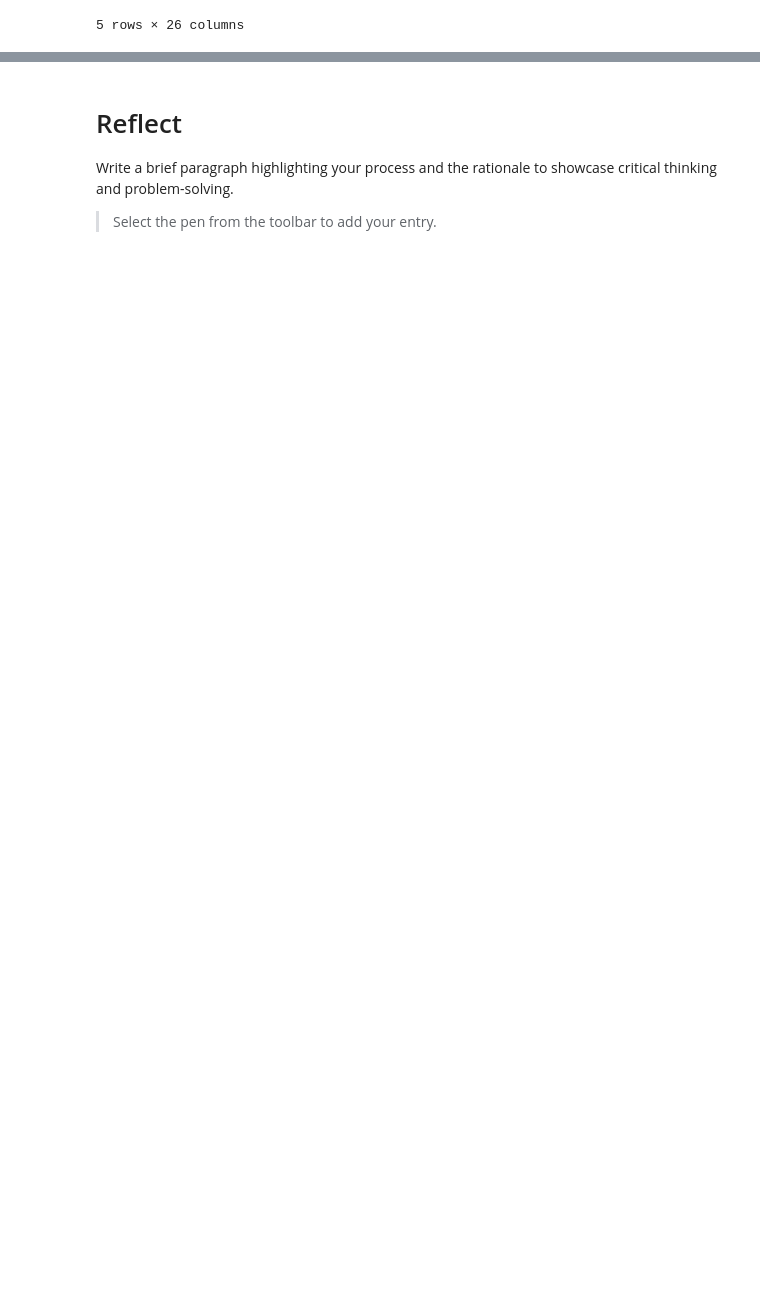
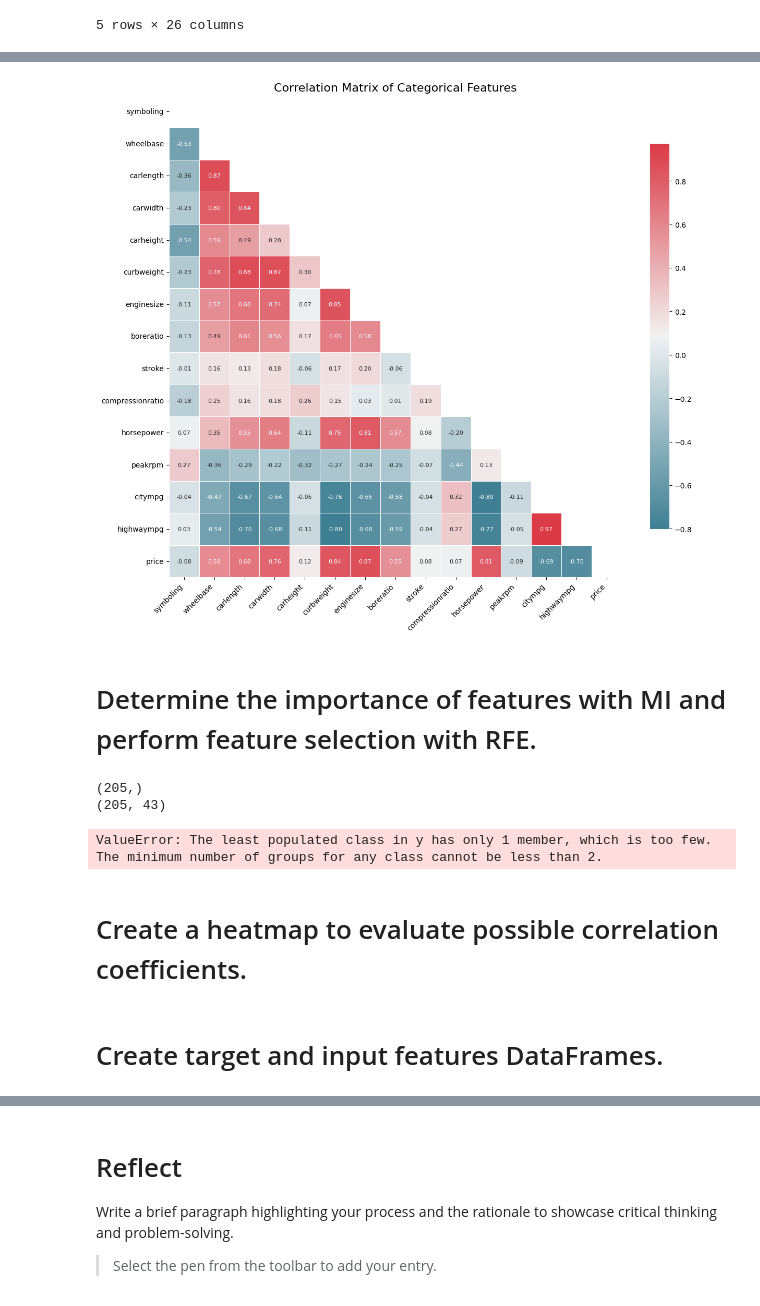
Before and after one commit to sheldonkemper/portfolio, a Jupyter notebook: CAM_DS_C101_Activity_4_1_8.ipynb, the cells around one changed output, grey strips where cells are left out. Cells and saved outputs as stored; diff of their text form; code cells hidden in the pictures; blank space fills up the shorter version.

```diff
--- a/CAM_DS_C101_Activity_4_1_8.ipynb
+++ b/CAM_DS_C101_Activity_4_1_8.ipynb
@@ -54,0 +459,51 @@ x.head()
+# %%
+# Calculate correlation matrix
+corr_matrix = scaled_num_df.corr()
+
+# Set up the matplotlib figure
+plt.figure(figsize=(14, 12))
+
+# Generate a mask for the upper triangle
+mask = np.triu(np.ones_like(corr_matrix, dtype='float64'))
+
+# Generate a custom diverging colormap
+cmap = sns.diverging_palette(220, 10, as_cmap=True)
+
+# Plot heatmap with annotations and improved settings
+sns.heatmap(corr_matrix, annot=True, fmt=".2f", cmap=cmap, mask=mask,
+            linewidths=.5, cbar_kws={"shrink": .8}, annot_kws={"size": 8})
+
+# Rotate axis labels for better readability
+plt.xticks(rotation=45, ha='right')
+plt.yticks(rotation=0)
+plt.title('Correlation Matrix of Categorical Features', fontsize=16)
+plt.show()
+# %% [output]
+[figure, added]
+# %% [markdown]
+# Determine the importance of features with MI and perform feature selection with RFE.
+# %%
+
+# Set the variables for features and target.
+X = scaled_df.drop('price', axis=1)
+y = scaled_df['price']
+
+print(X.shape)
+print(y.shape)
+# %% [output]
+(205,)
+(205, 43)
+# %%
+# Import necessary library.
+from sklearn.model_selection import train_test_split as tts
+
+# Split the data into train and test data sets.
+X_train_1, X_test_1, y_train, y_test = tts(X, y,
+                                           random_state=10,
+                                           stratify=y)
+# %% [output]
+ValueError: The least populated class in y has only 1 member, which is too few. The minimum number of groups for any class cannot be less than 2.
+# %% [markdown]
+# Create a heatmap to evaluate possible correlation coefficients.
+# %% [markdown]
+# Create target and input features DataFrames.
```
Also changed, not shown: parts of 27 cells of this notebook.
